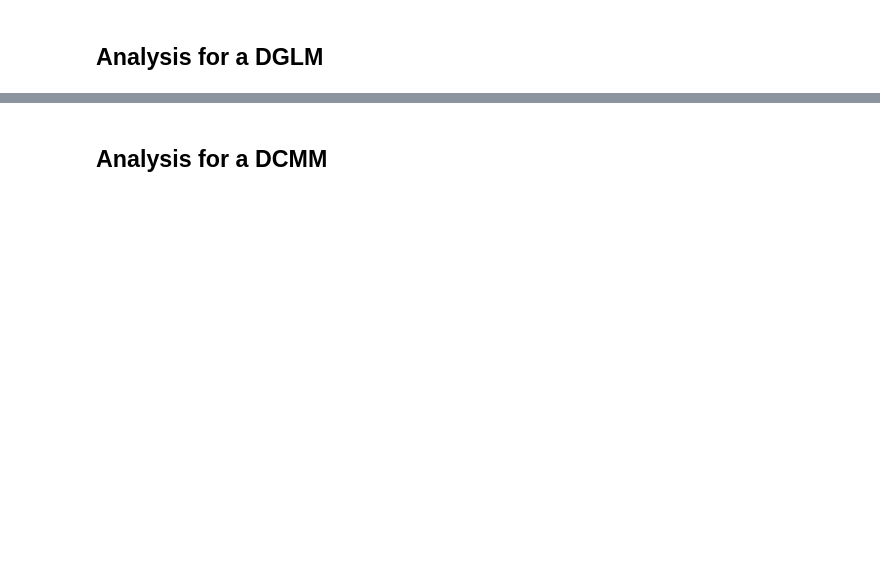
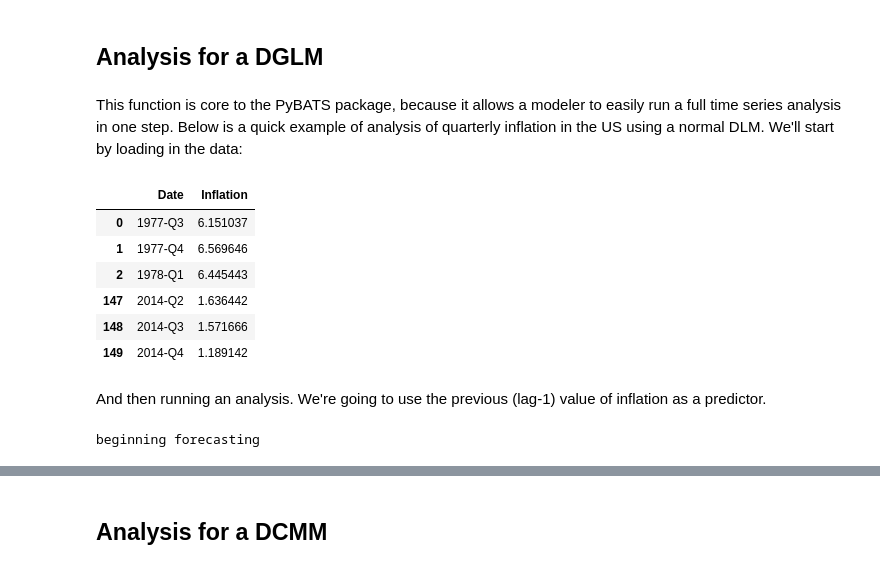
Before and after one commit to lavinei/pybats_nbdev, a Jupyter notebook: nbs/05_analysis.ipynb, the cells around one changed output, grey strips where cells are left out. Cells and saved outputs as stored; diff of their text form; code cells hidden in the pictures; blank space fills up the shorter version.

```diff
--- a/nbs/05_analysis.ipynb
+++ b/nbs/05_analysis.ipynb
@@ -234,0 +216,41 @@ def analysis(Y, X, k, forecast_start, forecast_end,
+# %% [markdown]
+This function is core to the PyBATS package, because it allows a modeler to easily run a full time series analysis in one step. Below is a quick example of analysis of quarterly inflation in the US using a normal DLM. We'll start by loading in the data:
+# %%
+from pybats_nbdev.shared import load_us_inflation
+from pybats_nbdev.analysis import analysis
+import pandas as pd
+from pybats_nbdev.plot import plot_data_forecast
+from pybats_nbdev.point_forecast import median
+import matplotlib.pyplot as plt
+from pybats_nbdev.loss_functions import MAPE
+
+
+
+data = load_us_inflation()
+#data.Date = pd.DatetimeIndex(data.Date)
+#data.set_index('Date')
+pd.concat([data.head(3), data.tail(3)])
+# %% [output]
+|  | Date | Inflation |
+| 0 | 1977-Q3 | 6.151037 |
+| 1 | 1977-Q4 | 6.569646 |
+| 2 | 1978-Q1 | 6.445443 |
+| 147 | 2014-Q2 | 1.636442 |
+| 148 | 2014-Q3 | 1.571666 |
+| 149 | 2014-Q4 | 1.189142 |
+# %% [markdown]
+And then running an analysis. We're going to use the previous (lag-1) value of inflation as a predictor.
+# %%
+forecast_start = '1990-Q1'
+forecast_end = '2013-Q4'
+X = data.Inflation.values[:-1]
+
+mod, samples = analysis(Y = data.Inflation.values[1:], X=X, family="normal",
+                        k = 4, prior_length = 12,
+                        forecast_start = forecast_start, forecast_end = forecast_end,
+                        dates=data.Date,
+                        ntrend = 2, deltrend=.99,
+                        seasPeriods=[4], seasHarmComponents=[[1,2]], delseas=.99,
+                        nsamps = 5000)
+# %% [output]
+beginning forecasting
```
Also changed, not shown: parts of 18 cells of this notebook, 11 other files.
